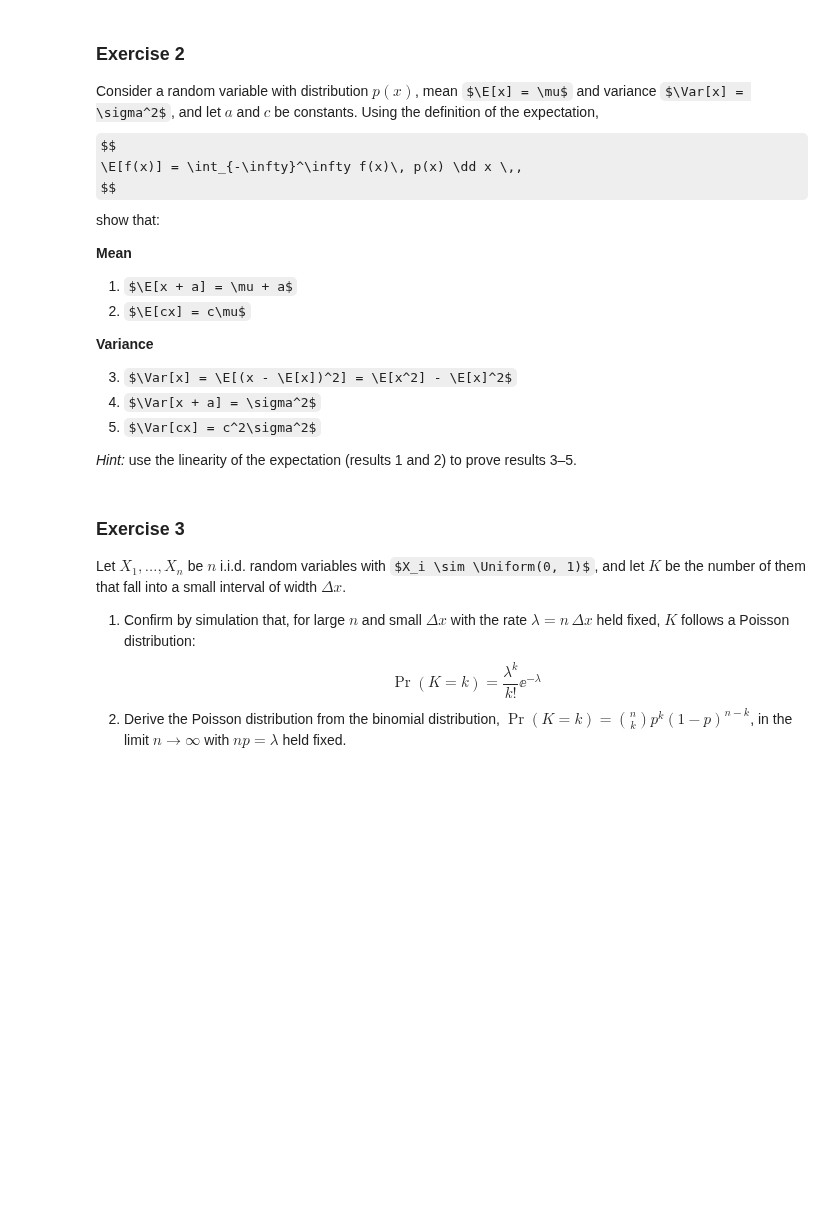
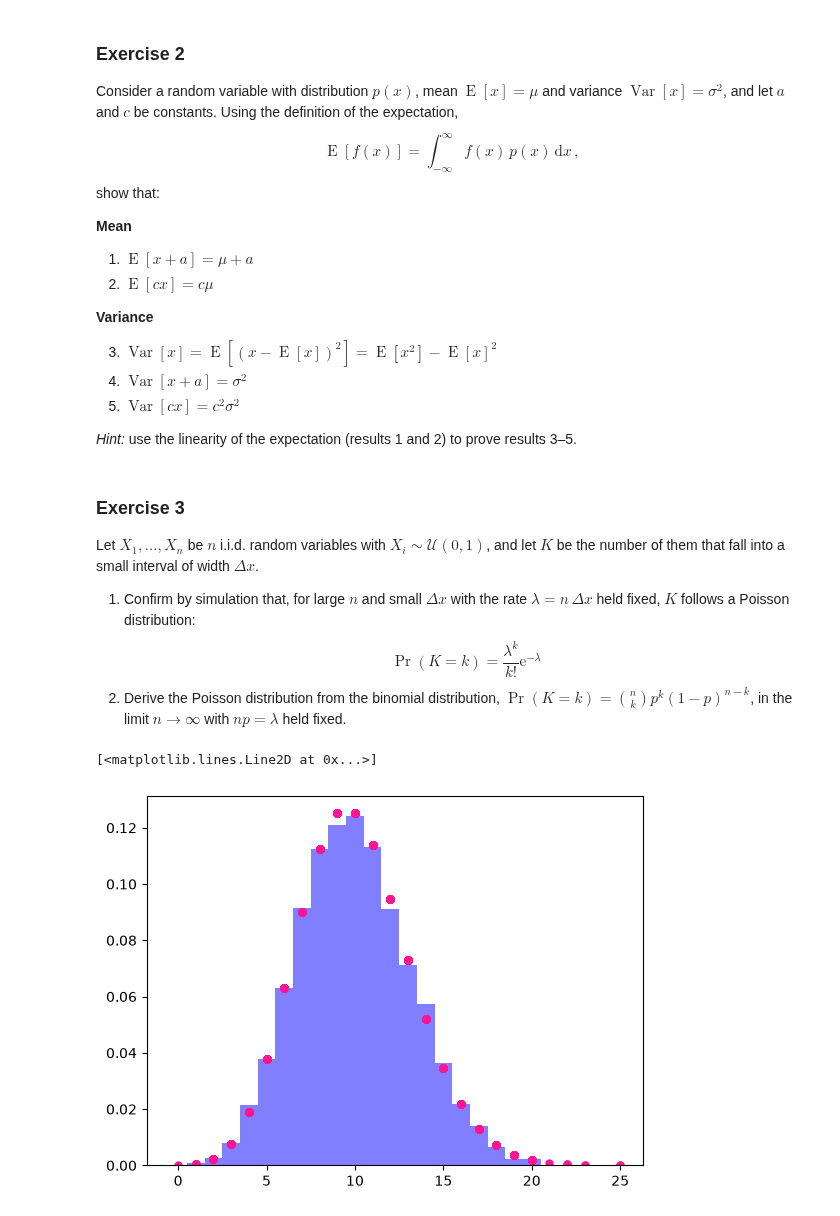
Before and after one commit to lorivandebroek/Bayesian-Stats-HS2026, a Jupyter notebook: exercises/week3_random_variables_and_probability_distributions.ipynb, the cells around one changed output. Saved outputs shown, nothing was run; the diff lists cells and outputs as text; code cells hidden in the pictures; some formulas as TeX source; blank space fills up the shorter version.

```diff
--- a/exercises/week3_random_variables_and_probability_distributions.ipynb
+++ b/exercises/week3_random_variables_and_probability_distributions.ipynb
@@ -44,31 +60,54 @@ $$
 # %% [markdown]
 ### Exercise 2
 
-Consider a random variable with distribution $p(x)$, mean $\E[x] = \mu$ and variance $\Var[x] = \sigma^2$, and let $a$ and $c$ be constants. Using the definition of the expectation,
+Consider a random variable with distribution $p(x)$, mean $\operatorname{E}[x] = \mu$ and variance $\operatorname{Var}[x] = \sigma^2$, and let $a$ and $c$ be constants. Using the definition of the expectation,
 $$
-    \E[f(x)] = \int_{-\infty}^\infty f(x)\, p(x) \dd x \,,
+    \operatorname{E}[f(x)] = \int_{-\infty}^\infty f(x)\, p(x)\,\mathrm{d}x \, ,
 $$
 show that:
 
 **Mean**
 
-1. $\E[x + a] = \mu + a$
-2. $\E[cx] = c\mu$
+1. $\operatorname{E}[x + a] = \mu + a$
+2. $\operatorname{E}[cx] = c\mu$
 
 **Variance**
 
-3. $\Var[x] = \E[(x - \E[x])^2] = \E[x^2] - \E[x]^2$
-4. $\Var[x + a] = \sigma^2$
-5. $\Var[cx] = c^2\sigma^2$
+3. $\operatorname{Var}[x] = \operatorname{E}[(x - \operatorname{E}[x])^2] = \operatorname{E}[x^2] - \operatorname{E}[x]^2$
+4. $\operatorname{Var}[x + a] = \sigma^2$
+5. $\operatorname{Var}[cx] = c^2\sigma^2$
 
 *Hint:* use the linearity of the expectation (results 1 and 2) to prove results 3–5.
 # %% [markdown]
 ### Exercise 3
 
-Let $X_1, \dots, X_n$ be $n$ i.i.d. random variables with $X_i \sim \Uniform(0, 1)$, and let $K$ be the number of them that fall into a small interval of width $\Delta x$.
+Let $X_1, \dots, X_n$ be $n$ i.i.d. random variables with $X_i \sim \mathcal{U}(0, 1)$, and let $K$ be the number of them that fall into a small interval of width $\Delta x$.
 
 1. Confirm by simulation that, for large $n$ and small $\Delta x$ with the rate $\lambda = n\,\Delta x$ held fixed, $K$ follows a Poisson distribution:
 $$
-    \Pr(K = k) = \frac{\lambda^k}{k!}\ee^{-\lambda}
+    \Pr(K = k) = \frac{\lambda^k}{k!}\mathrm{e}^{-\lambda}
 $$
 2. Derive the Poisson distribution from the binomial distribution, $\Pr(K = k) = \binom{n}{k}p^k(1-p)^{n-k}$, in the limit $n \to \infty$ with $np = \lambda$ held fixed.
+# %%
+n_random_variables = 1000     # number of samples from uniform distribution
+interval = 0.01             # Delta x
+lamb = n_random_variables*interval      # lambda
+
+
+n_iterations = 10000
+
+# create array with 10000 runs, each populated with 1000 random variable evaluations
+rv = rng.uniform(0,1, size=(n_iterations, n_random_variables))
+
+
+K = np.sum(rv < interval, axis=1)
+
+#print(K)
+
+k_bins= np.arange(24) - 0.5
+
+plt.hist(K, bins=k_bins, alpha=0.5, density=True, color='blue')
+plt.plot(K, ss.poisson(lamb).pmf(K), "o", color='deeppink', markersize=5)
+# %% [output]
+[<matplotlib.lines.Line2D at 0x...>]
+[figure, added]
```
Also changed, not shown: parts of 7 cells of this notebook.
